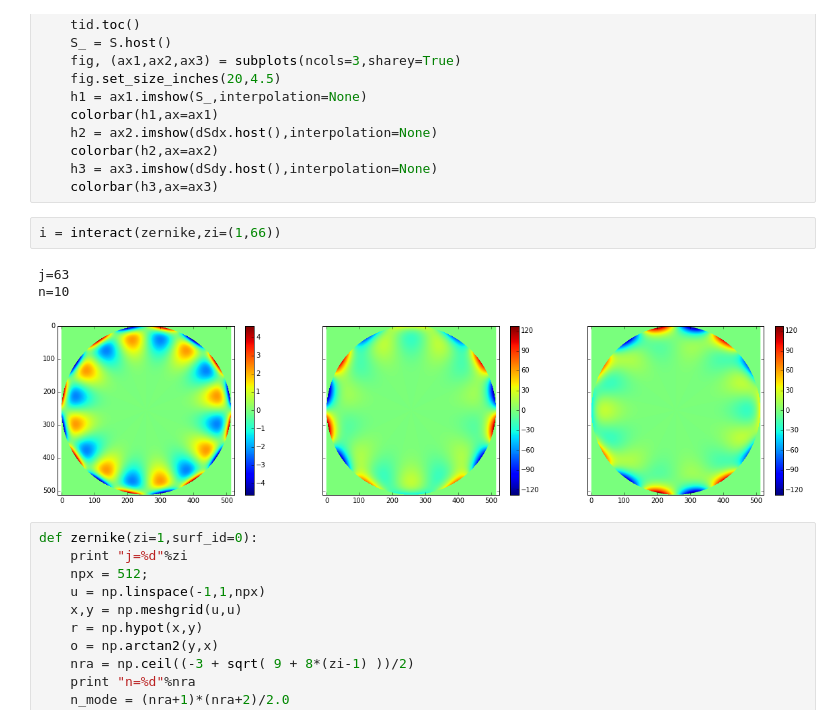
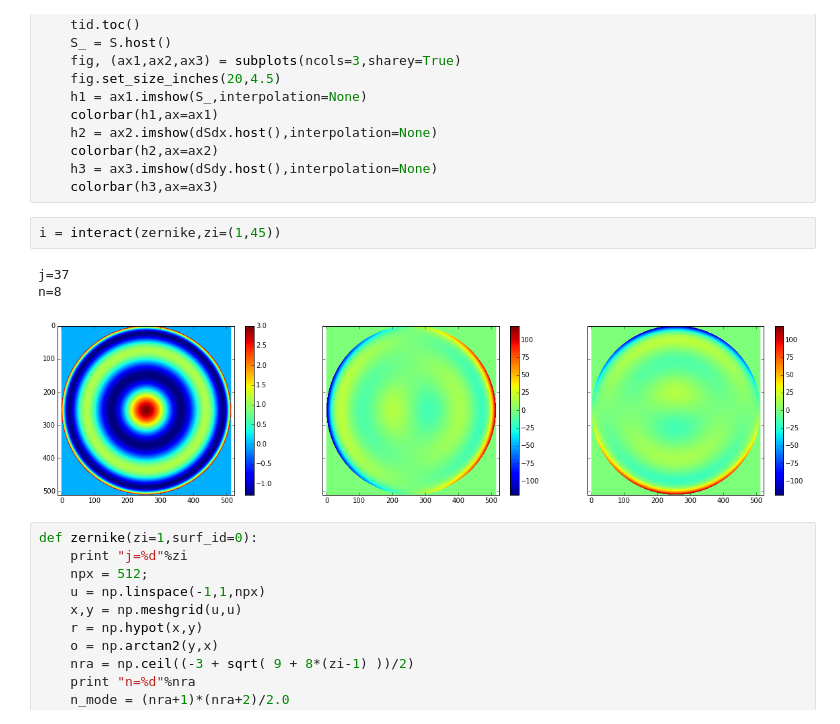
Before and after one commit to rconan/CEO, a Jupyter notebook: rayTracing/Zernike-Surface.ipynb, the cells around one changed output. Drawn from its saved outputs; the diff is of its cells as text.

```diff
--- a/rayTracing/Zernike-Surface.ipynb
+++ b/rayTracing/Zernike-Surface.ipynb
@@ -40,11 +40,11 @@ def zernike(zi=1):
     h3 = ax3.imshow(dSdy.host(),interpolation=None)
     colorbar(h3,ax=ax3)
 # %%
-i = interact(zernike,zi=(1,66))
+i = interact(zernike,zi=(1,45))
 # %% [output]
-j=63
-n=10
+j=37
+n=8
-[figure, old version]
+[figure, new version]
 # %%
 def zernike(zi=1,surf_id=0):
     print "j=%d"%zi
```
Also changed, not shown: 4 other files.
